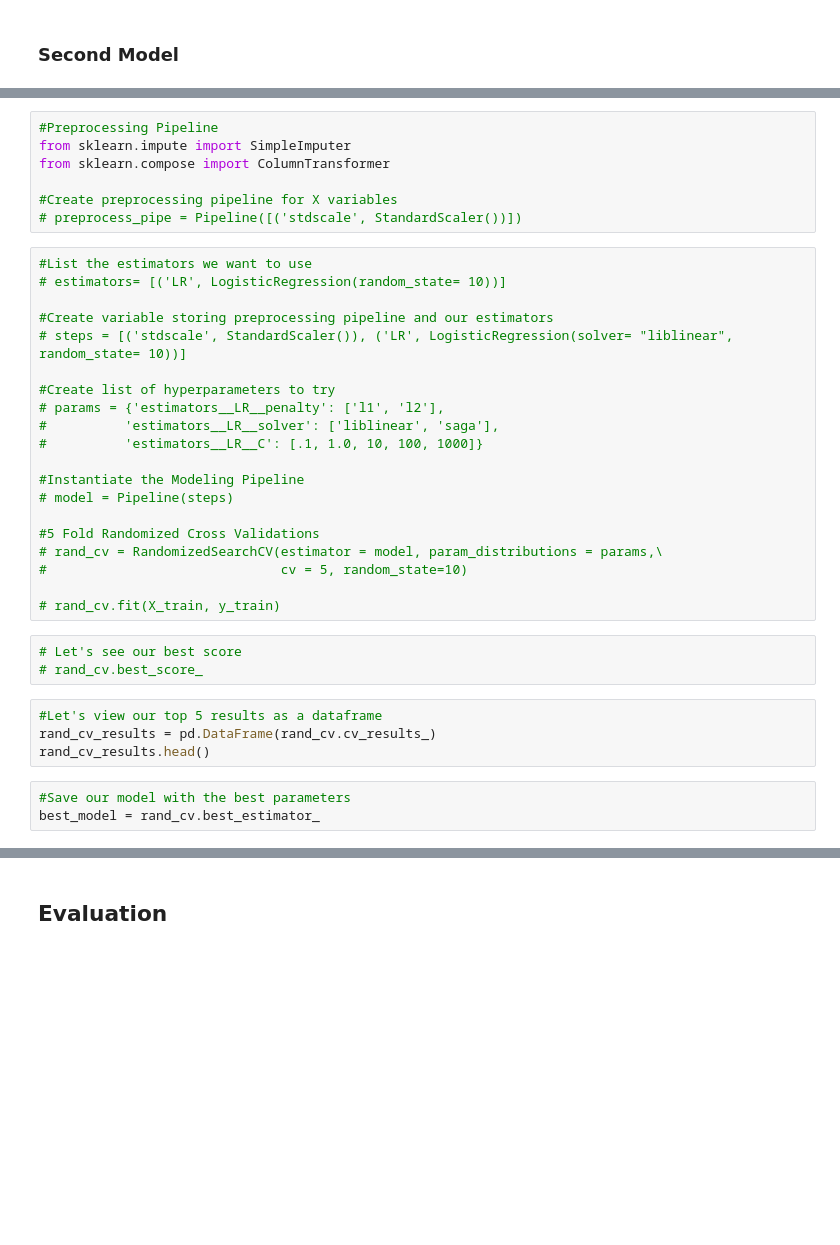
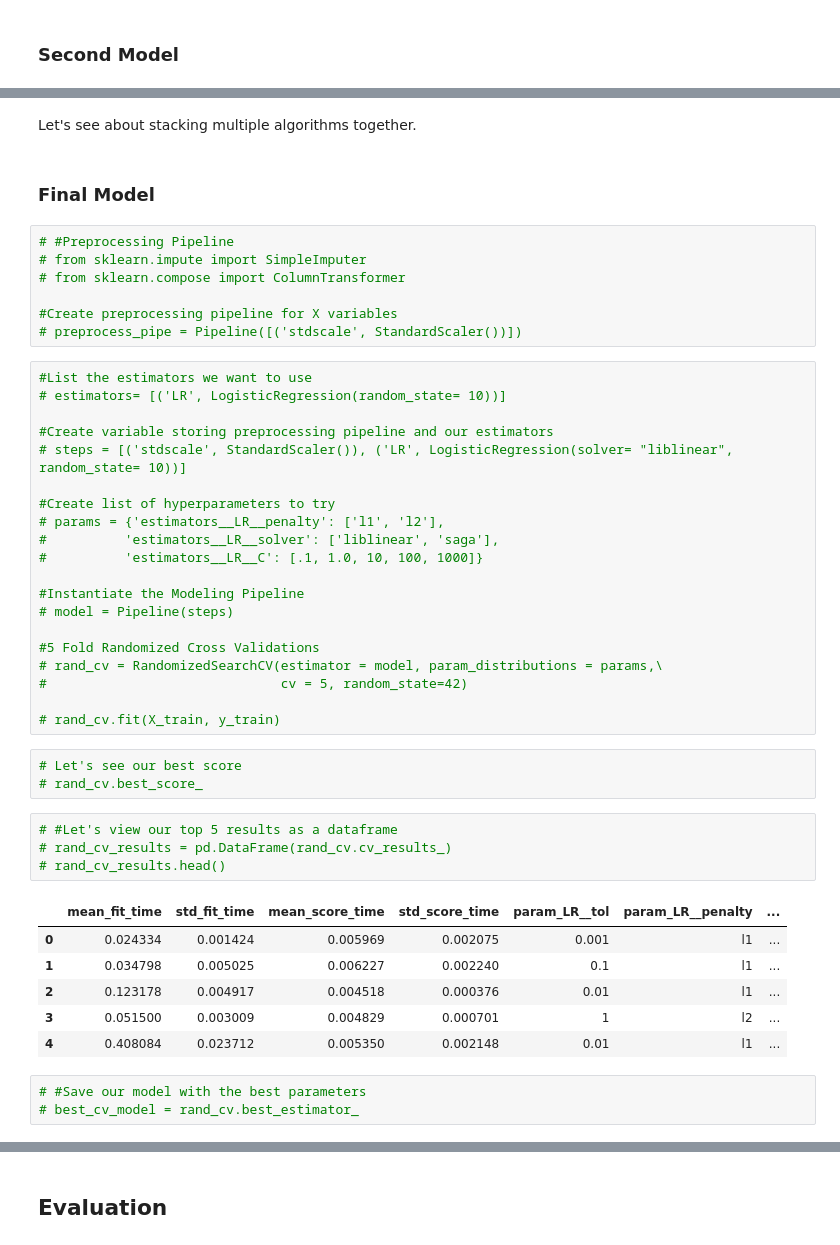
Before and after one commit to aokdata/Music_Genre_Classification, a Jupyter notebook: Music_Genre_Classification.ipynb, the cells around one changed output, grey strips where cells are left out. Drawn from its saved outputs; the diff is of its cells as text; blank space fills up the shorter version.

```diff
--- a/Music_Genre_Classification.ipynb
+++ b/Music_Genre_Classification.ipynb
@@ -177,7 +734,11 @@ from sklearn.model_selection import  GridSearchCV, cross_val_score, RandomizedSe
+# %% [markdown]
+Let's see about stacking multiple algorithms together.
+# %% [markdown]
+### Final Model
 # %%
-#Preprocessing Pipeline
-from sklearn.impute import SimpleImputer
-from sklearn.compose import ColumnTransformer
+# #Preprocessing Pipeline
+# from sklearn.impute import SimpleImputer
+# from sklearn.compose import ColumnTransformer
 
 #Create preprocessing pipeline for X variables
 # preprocess_pipe = Pipeline([('stdscale', StandardScaler())])
@@ -198,17 +759,24 @@ from sklearn.compose import ColumnTransformer
 
 #5 Fold Randomized Cross Validations
 # rand_cv = RandomizedSearchCV(estimator = model, param_distributions = params,\
-#                              cv = 5, random_state=10)
+#                              cv = 5, random_state=42)
 
 # rand_cv.fit(X_train, y_train)
 # %%
 # Let's see our best score
 # rand_cv.best_score_
 # %%
-#Let's view our top 5 results as a dataframe
-rand_cv_results = pd.DataFrame(rand_cv.cv_results_)
-rand_cv_results.head()
+# #Let's view our top 5 results as a dataframe
+# rand_cv_results = pd.DataFrame(rand_cv.cv_results_)
+# rand_cv_results.head()
+# %% [output]
+|  | mean_fit_time | std_fit_time | mean_score_time | std_score_time | param_LR__tol | param_LR__penalty | ... |
+| 0 | 0.024334 | 0.001424 | 0.005969 | 0.002075 | 0.001 | l1 | ... |
+| 1 | 0.034798 | 0.005025 | 0.006227 | 0.002240 | 0.1 | l1 | ... |
+| 2 | 0.123178 | 0.004917 | 0.004518 | 0.000376 | 0.01 | l1 | ... |
+| 3 | 0.051500 | 0.003009 | 0.004829 | 0.000701 | 1 | l2 | ... |
+| 4 | 0.408084 | 0.023712 | 0.005350 | 0.002148 | 0.01 | l1 | ... |
 # %%
-#Save our model with the best parameters
-best_model = rand_cv.best_estimator_
+# #Save our model with the best parameters
+# best_cv_model = rand_cv.best_estimator_
 # %%
```
Also changed, not shown: parts of 80 cells of this notebook.
